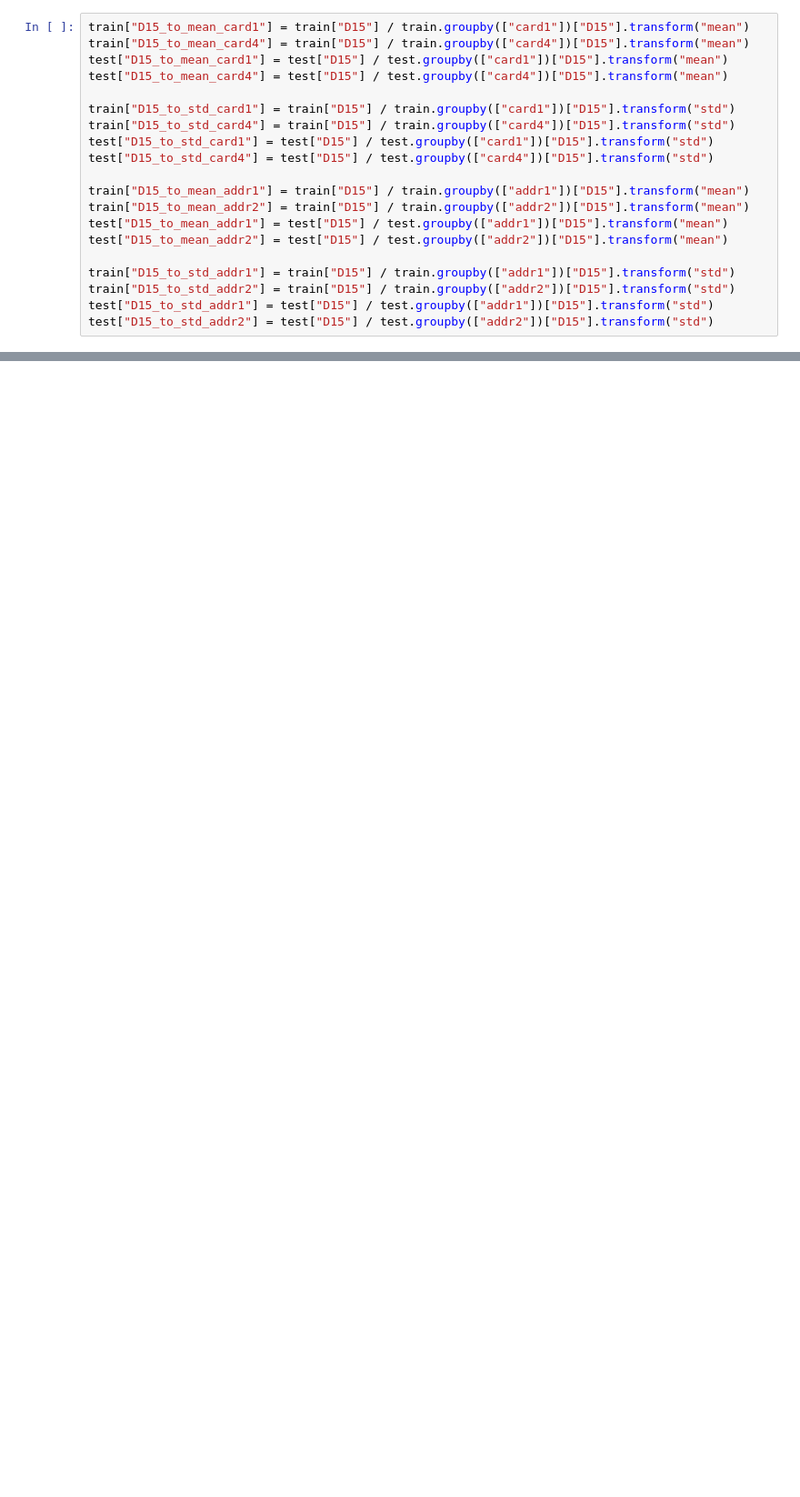
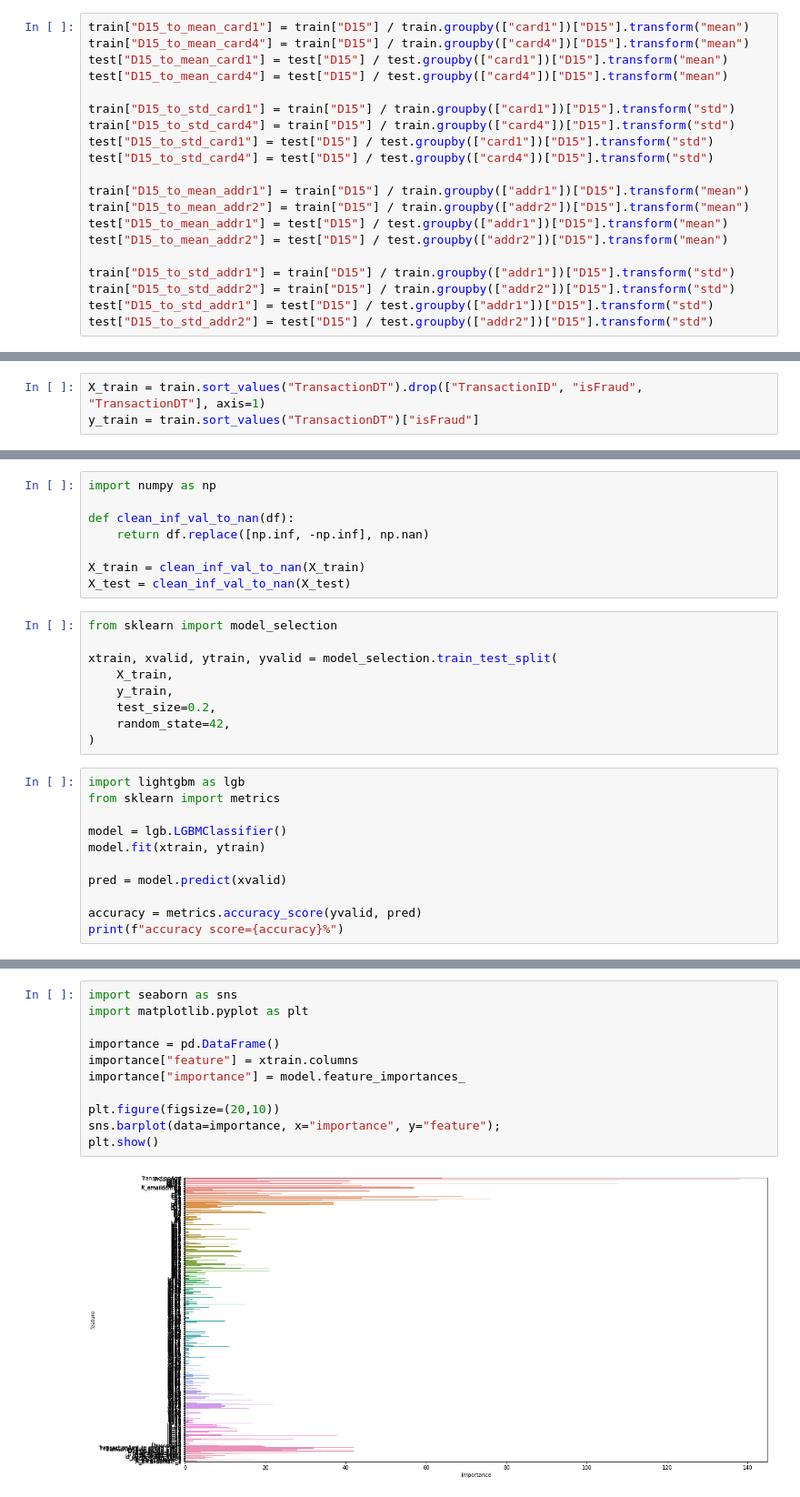
Before and after one commit to akiabe/kaggle_ieee-cis-fraud-detect, a Jupyter notebook: notebooks/EDA_and_Models.ipynb, the cells around one changed output, grey strips where cells are left out. Shown at 91% size. Drawn from its saved outputs; the diff is of its cells as text; blank space fills up the shorter version.

```diff
--- a/notebooks/EDA_and_Models.ipynb
+++ b/notebooks/EDA_and_Models.ipynb
@@ -374,0 +542,3 @@ KeyError: 'P_emaildomain1'
+# %%
+X_train = train.sort_values("TransactionDT").drop(["TransactionID", "isFraud", "TransactionDT"], axis=1)
+y_train = train.sort_values("TransactionDT")["isFraud"]
@@ -374,0 +547,28 @@ KeyError: 'P_emaildomain1'
+# %%
+import numpy as np
+
+def clean_inf_val_to_nan(df):
+    return df.replace([np.inf, -np.inf], np.nan)
+
+X_train = clean_inf_val_to_nan(X_train)
+X_test = clean_inf_val_to_nan(X_test)
+# %%
+from sklearn import model_selection
+
+xtrain, xvalid, ytrain, yvalid = model_selection.train_test_split(
+    X_train,
+    y_train,
+    test_size=0.2,
+    random_state=42,
+)
+# %%
+import lightgbm as lgb
+from sklearn import metrics
+
+model = lgb.LGBMClassifier()
+model.fit(xtrain, ytrain)
+
+pred = model.predict(xvalid)
+
+accuracy = metrics.accuracy_score(yvalid, pred)
+print(f"accuracy score={accuracy}%")
@@ -374,0 +577,13 @@ KeyError: 'P_emaildomain1'
+# %%
+import seaborn as sns
+import matplotlib.pyplot as plt
+
+importance = pd.DataFrame()
+importance["feature"] = xtrain.columns
+importance["importance"] = model.feature_importances_
+
+plt.figure(figsize=(20,10))
+sns.barplot(data=importance, x="importance", y="feature");
+plt.show()
+# %% [output]
+[figure, added]
```
Also changed, not shown: parts of 32 cells of this notebook.
